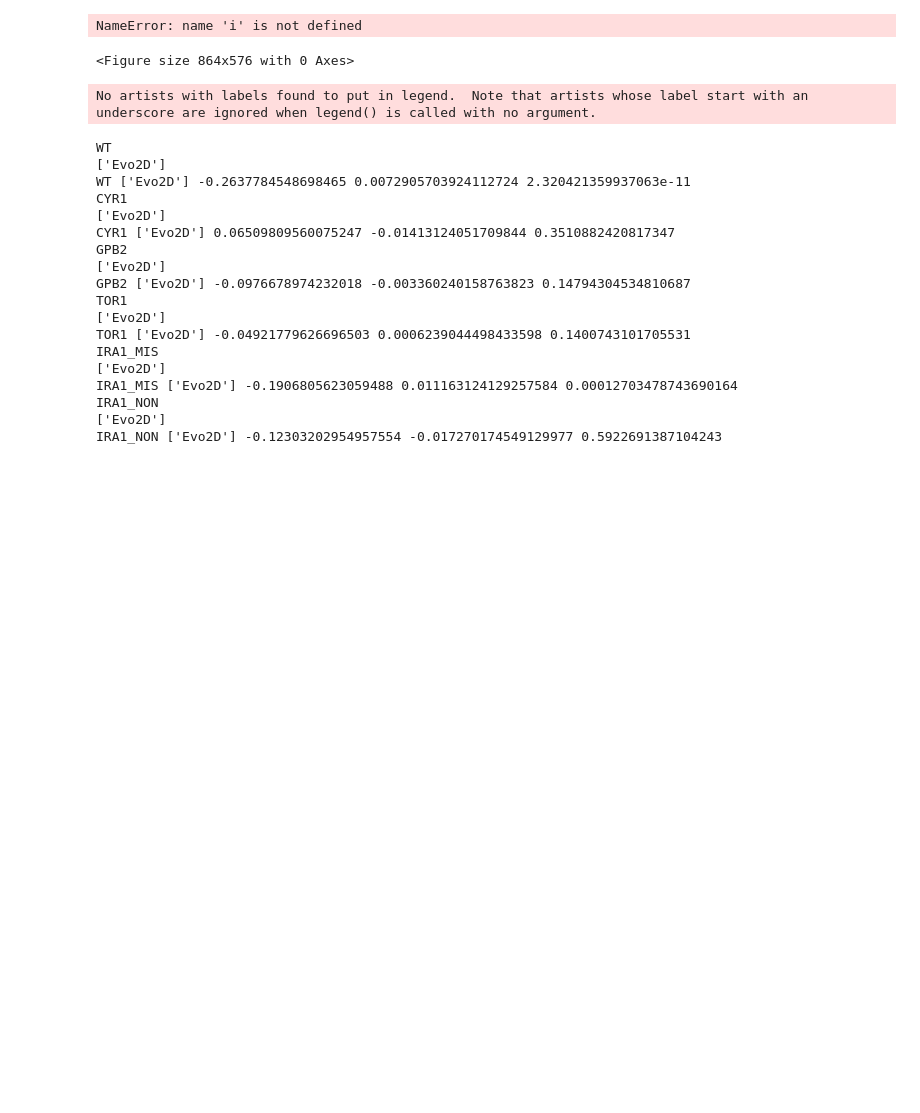
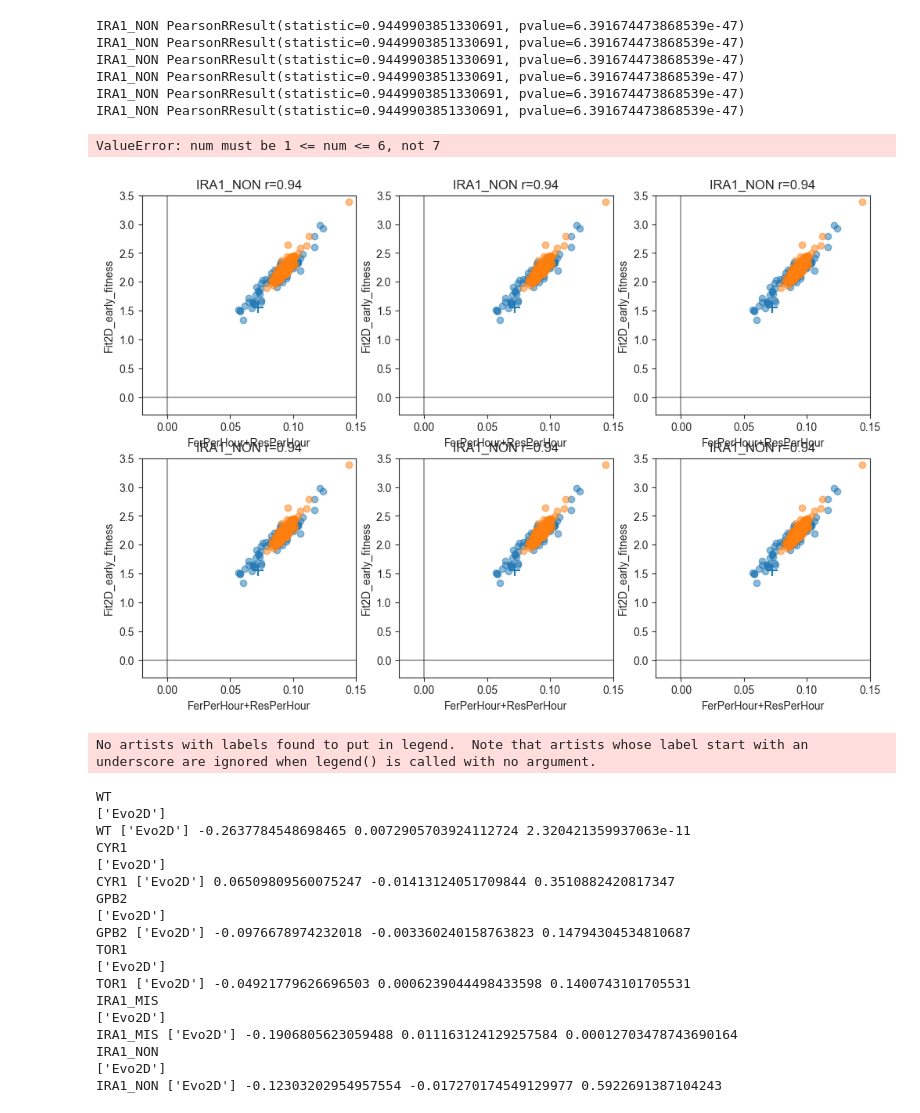
Before and after one commit to grantkinsler/EvolvingFront, a Jupyter notebook: code/analysis/2D fitness vs stationary performance.ipynb, the cells around one changed output. Saved outputs shown, nothing was run; the diff lists cells and outputs as text; code cells hidden in the pictures; blank space fills up the shorter version.

```diff
--- a/code/analysis/2D fitness vs stationary performance.ipynb
+++ b/code/analysis/2D fitness vs stationary performance.ipynb
@@ -160,7 +158,7 @@ ydata = 'Fit2D_early_fitness'
 plt.figure(figsize=(12,8))
 for a,ancs in enumerate(ancestor_list):
 
-    i
+#     i
 
     plt.subplot(2,3,a+1)
 
@@ -209,35 +207,41 @@ for a,ancs in enumerate(ancestor_list):
 #                 background_mutant = merged_fitness[merged_fitness['barcode']==tools.rebarcoding_source_mutants[anc]]
 
 
 #                 reg3 = LinearRegression(fit_intercept=False).fit((this_data[xdata].values-background_mutant[xdata].values).reshape(-1, 1)
 #                                               ,this_data[ydata].values-background_mutant[ydata].values)
 
 #                 xs = np.linspace(0,3,100)
 #                 plt.plot(xs,reg3.coef_*(xs-background_mutant[xdata].values)+(reg3.intercept_)+background_mutant[ydata].values,
 #                          ls=':',color=tools.anc_evo_cond_color_map[anc][evo_cond])
 # #                 plt.plot(xs,reg3.coef_*(xs)+(reg3.intercept_)+background_mutant[ydata].values,
 # #                          ls=':',color=tools.anc_evo_cond_color_map[anc][evo_cond])
 
         if anc != 'WT':
             background_mutant = merged_fitness[merged_fitness['barcode']==tools.rebarcoding_source_mutants[anc]]
 
             plt.scatter(background_mutant[xdata].values,background_mutant[ydata].values,
                                     marker='+',color=tools.anc_color_map[anc],s=100)
 
 
     plt.xlim(-0.02,0.15)
     plt.ylim(tools.lims[ydata][0],tools.lims[ydata][1])
 
     plt.xlabel(xdata)
     plt.ylabel(ydata)
 
     plt.axhline(0,color='k',alpha=0.4)
     plt.axvline(0,color='k',alpha=0.4)
 
 plt.tight_layout()
 # %% [output]
-NameError: name 'i' is not defined
+IRA1_NON PearsonRResult(statistic=0.9449903851330691, pvalue=6.391674473868539e-47)
+IRA1_NON PearsonRResult(statistic=0.9449903851330691, pvalue=6.391674473868539e-47)
+IRA1_NON PearsonRResult(statistic=0.9449903851330691, pvalue=6.391674473868539e-47)
+IRA1_NON PearsonRResult(statistic=0.9449903851330691, pvalue=6.391674473868539e-47)
+IRA1_NON PearsonRResult(statistic=0.9449903851330691, pvalue=6.391674473868539e-47)
+IRA1_NON PearsonRResult(statistic=0.9449903851330691, pvalue=6.391674473868539e-47)
-<Figure size 864x576 with 0 Axes>
+ValueError: num must be 1 <= num <= 6, not 7
+[figure, added]
 # %%
 
 evo_cond_list = [['Evo2D'],['Evo3D'],['Evo2D','Evo3D']]
```
Also changed, not shown: parts of 6 cells of this notebook, 5 other files.
